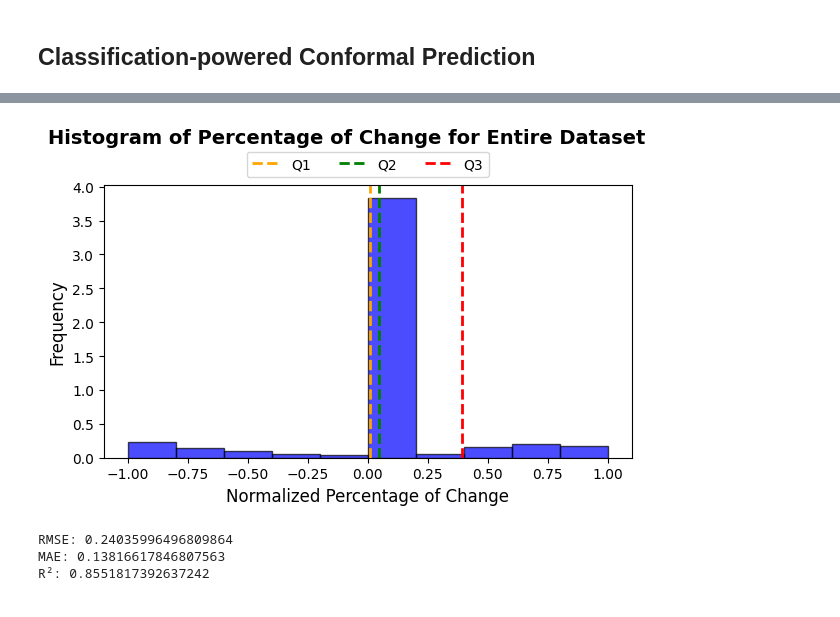
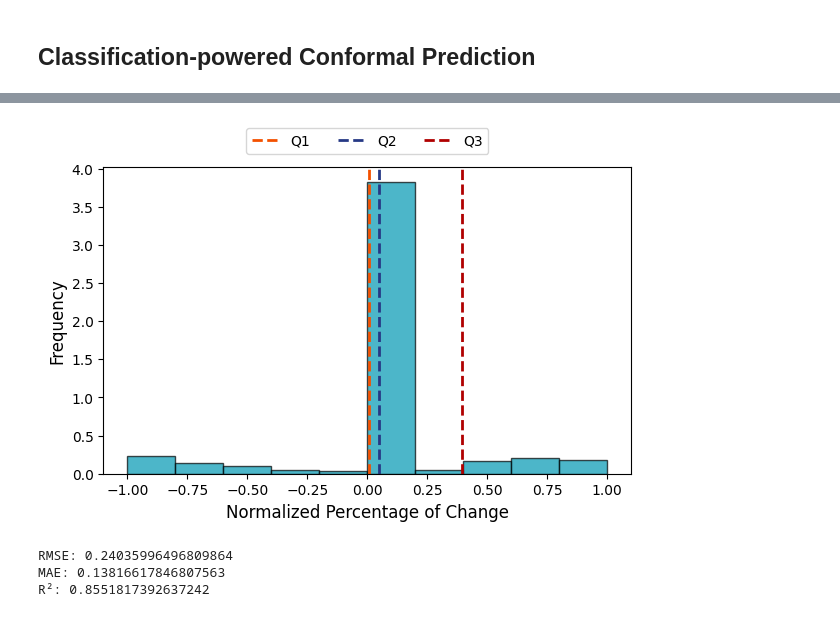
Before and after one commit to rdiazrincon/conformal_prediction_pd, a Jupyter notebook: conformal_pd.ipynb, the cells around one changed output, grey strips where cells are left out. Cells and saved outputs as stored; diff of their text form; code cells hidden in the pictures.

```diff
--- a/conformal_pd.ipynb
+++ b/conformal_pd.ipynb
@@ -14,3 +14,16 @@ from mapie.subsample import Subsample
 from sklearn.preprocessing import  MinMaxScaler
 from sklearn.metrics import accuracy_score, classification_report, mean_squared_error, mean_absolute_error, r2_score
 from sklearn.model_selection import train_test_split
+# %%
+color_azure = '#0097B2'
+color_orange = '#F35000'
+color_blue = '#263985'
+color_red = '#B00000'
+color_yellow = '#FCD116'
+color_dark_grey = '#A9A9A9'
+color_purple = '#9740A6'
+color_light_purple = '#AA8ED6'
+color_gold = '#FFD700'
+color_gold_2 = '#FFA500'
+color_palette = [color_azure, color_orange, color_blue, color_red, color_yellow, color_dark_grey, color_purple, color_light_purple, color_gold]
+color_palette_2 = ['#2E86AB', '#A23B72', '#F18F01', '#C73E1D', '#3B1F2B', '#4B3F72', '#73956F']
@@ -17,5 +46,5 @@ from sklearn.model_selection import train_test_split
 # %%
-path = 'data/data.csv'
+path = 'diaz_rincon/motor_fluctuations_pd/data/data_1Y.csv'
 data = pd.read_csv(path)
 normalized_pctg_change = data['normalized_percent_change'] # Save variable fot later use in model
 data.drop(columns=['normalized_percent_change'], inplace=True)
@@ -177,28 +204,29 @@ Parameters: { "num_boost_round" } are not used.
 # %%
 fig, ax = plt.subplots(figsize=(6, 4))
 bins = int(np.sqrt(len(normalized_pctg_change)))
 # Box plot
 # axs[0].boxplot(normalized_pctg_change, labels=[''], patch_artist=True, boxprops=dict(facecolor=color_azure), medianprops=dict(color=color_orange))
 # axs[0].set_title("Bloxplot of Predicted Change for Entire Set", fontsize=12, fontweight='bold')
 # axs[0].set_ylabel('Prediction')
 # Histogram
-ax.hist(normalized_pctg_change, bins=10, alpha=0.7, color='blue', edgecolor='black', density=True)
+ax.hist(normalized_pctg_change, bins=10, alpha=0.7, color=color_azure, edgecolor='black', density=True)
 ax.set_ylabel('Frequency', fontsize=12)
 ax.set_xlabel('Normalized Percentage of Change', fontsize=12)
-fig.suptitle('Histogram of Percentage of Change for Entire Dataset', fontsize=14, fontweight='bold')
+# fig.suptitle('Histogram of Percentage of Change for Entire Dataset', fontsize=14, fontweight='bold')
 # Quantiles
-ax.axvline(q1, color='orange', linestyle='dashed', linewidth=2, label='Q1')
-ax.axvline(q2, color='green', linestyle='dashed', linewidth=2, label='Q2')
-ax.axvline(q3, color='red', linestyle='dashed', linewidth=2, label='Q3')
+ax.axvline(q1, color=color_orange, linestyle='dashed', linewidth=2, label='Q1')
+ax.axvline(q2, color=color_blue, linestyle='dashed', linewidth=2, label='Q2')
+ax.axvline(q3, color=color_red, linestyle='dashed', linewidth=2, label='Q3')
 handles, labels = ax.get_legend_handles_labels()
 ax.legend(
     handles, labels, ncol=3, fontsize=10, bbox_to_anchor=(0.5, 1.15), loc='upper center'
 )
 plt.subplots_adjust(hspace=0.1, top=0.5)
 plt.tight_layout()
+plt.savefig('pct_change.png', transparent=True)
 plt.show()
 # %% [output]
-[figure, old version]
+[figure, new version]
 # %%
 # Make predictions
 final_predictions = regression_model.predict(d_test_2)
```
Also changed, not shown: parts of 3 cells of this notebook, 2 other files.
